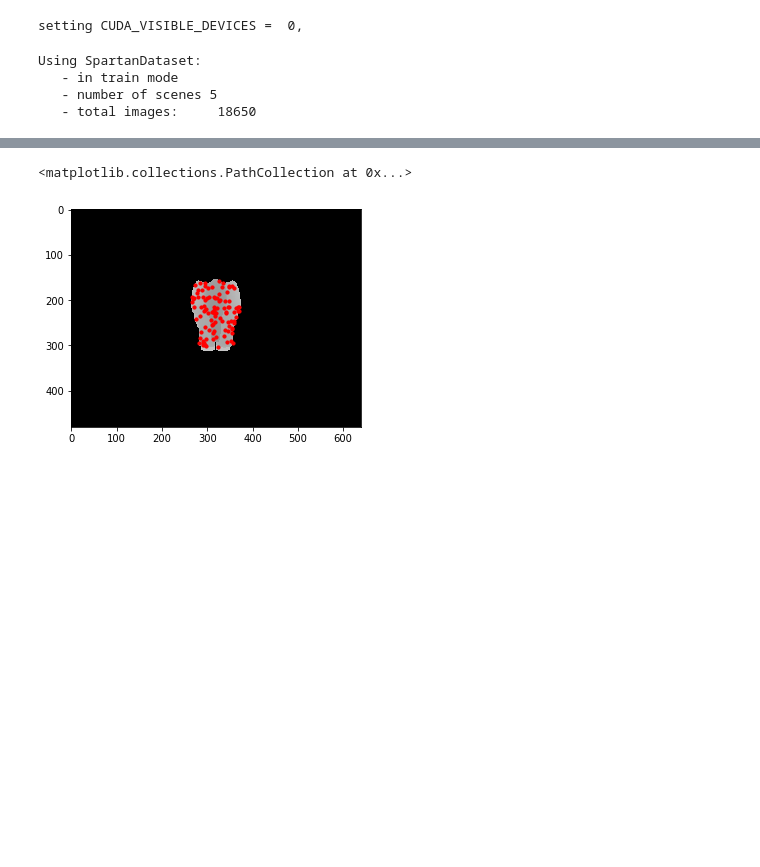
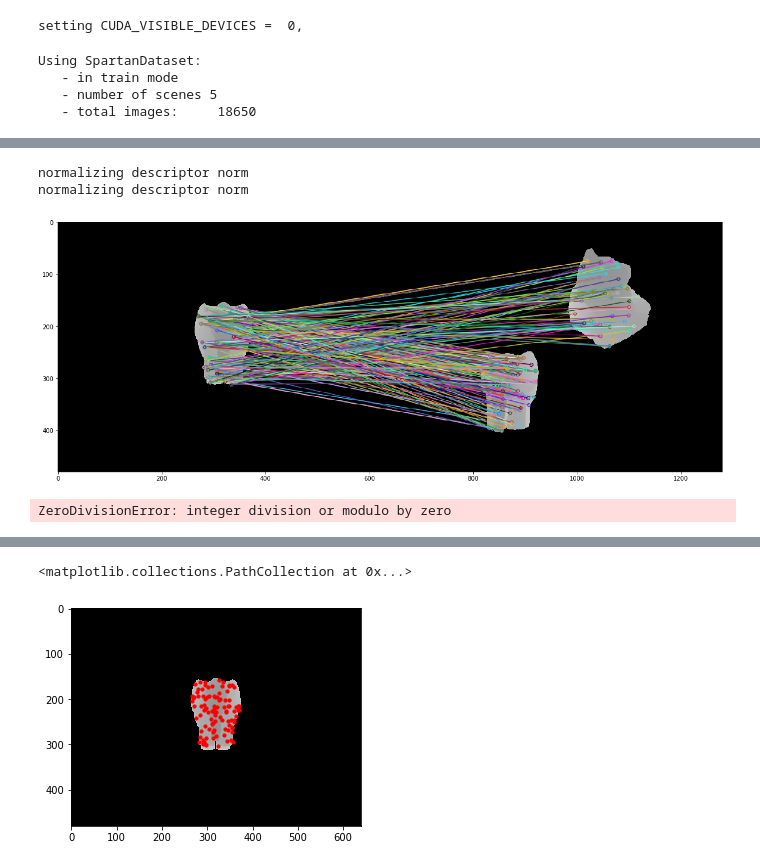
Before and after one commit to dtseng/pytorch-dense-correspondence, a Jupyter notebook: dense_correspondence/experiments/mech_search/simple_orb_correspondence.ipynb, the cells around one changed output, grey strips where cells are left out. Drawn from its saved outputs; the diff is of its cells as text; code cells hidden in the pictures; blank space fills up the shorter version.

```diff
--- a/dense_correspondence/experiments/mech_search/simple_orb_correspondence.ipynb
+++ b/dense_correspondence/experiments/mech_search/simple_orb_correspondence.ipynb
@@ -316,0 +304,77 @@ Using SpartanDataset:
+# %%
+target_name = "elephant"
+heap_name = "elephant_cat"
+
+target_img = Image.open("images/targets/{}/target_depth.png".format(target_name)).convert('RGB')
+target = np.array(target_img)
+target_descriptors = run_dcn_on_image(dcn, dataset, target_img)
+target_mask = np.load("images/targets/{}/target_mask.npy".format(target_name)).astype(np.bool)
+
+heap_img = Image.open("images/heaps/{}/heap_depth.png".format(heap_name)).convert('RGB')
+heap = np.array(heap_img)
+heap_descriptors = run_dcn_on_image(dcn, dataset, heap_img)
+obj1_mask = np.load("images/heaps/{}/obj1_mask.npy".format(heap_name)).astype(np.bool)
+obj2_mask = np.load("images/heaps/{}/obj2_mask.npy".format(heap_name)).astype(np.bool)
+
+ppf_t, coord_t = generate_PPF_samples(target, target_descriptors, target_mask, 100)
+
+# Generate ppfs for each object in the heap
+ppfs1, coords1 = generate_PPF_samples(heap, heap_descriptors, obj1_mask, 100)
+ppfs2, coords2 = generate_PPF_samples(heap, heap_descriptors, obj2_mask, 100)
+
+# Combine the ppfs. These are NOT sorted by distance yet. Optimize this later.
+ppfs = np.concatenate((ppfs1, ppfs2), axis=0)
+coords = np.concatenate((coords1, coords2), axis=0)
+sort_by_distance_i = ppfs[:, 0].argsort()
+ppfs, coords = ppfs[sort_by_distance_i], coords[sort_by_distance_i]
+
+best_matches_lst = simple_match(ppf_t, ppfs, cond="ppf")
+kp1, kp2, matches = [], [], []
+diam = 0.01
+dist = 0.01
+
+for x, match in enumerate(best_matches_lst):
+    i, j, _ = match
+    kp1.append(cv2.KeyPoint(coord_t[i, 0, 0], coord_t[i, 0, 1], diam))
+    kp1.append(cv2.KeyPoint(coord_t[i, 1, 0], coord_t[i, 1, 1], diam))
+    kp2.append(cv2.KeyPoint(coords[i, 0, 0], coords[i, 0, 1], diam))
+    kp2.append(cv2.KeyPoint(coords[i, 1, 0], coords[i, 1, 1], diam))
+    matches.append(cv2.DMatch(x, x, dist))
+
+
+
+# matches = [cv2.DMatch(x[0], x[1], dist) for x in best_matches_lst]
+
+
+
+
+
+
+
+
+
+
+
+
+
+
+print(1/0)
+
+ppfs = ppfs[candidate_indices]
+ppfs = ppfs[:, 1:]
+ppf_target = ppf_target[1:]
+coords = coords[candidate_indices]
+index, diff = match_index_and_norm_diff(ppf_target, ppfs)
+index = int(index)
+
+plt.figure()
+out = coords[index]
+print(out)
+
+plt.imshow(heap)
+plt.scatter(x=out.T[0], y=out.T[1], c='r', s=10)
+# %% [output]
+normalizing descriptor norm
+normalizing descriptor norm
+[figure, added]
+ZeroDivisionError: integer division or modulo by zero
```
Also changed, not shown: parts of 9 cells of this notebook.
